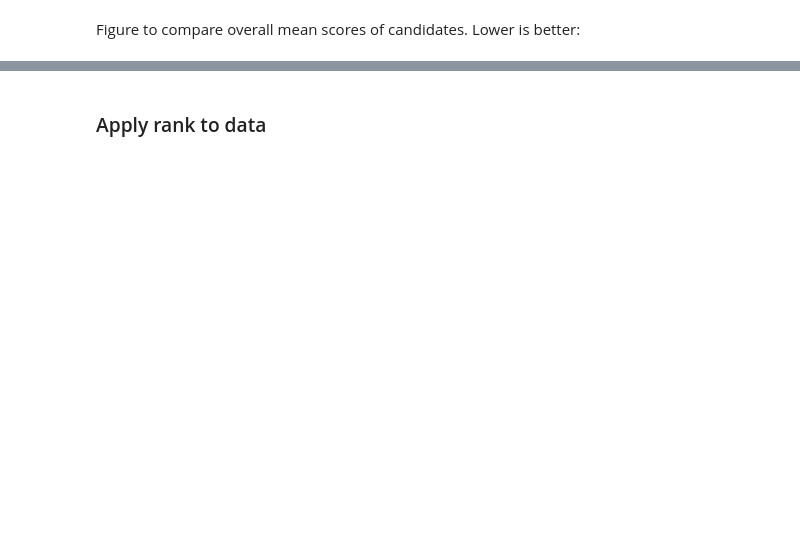
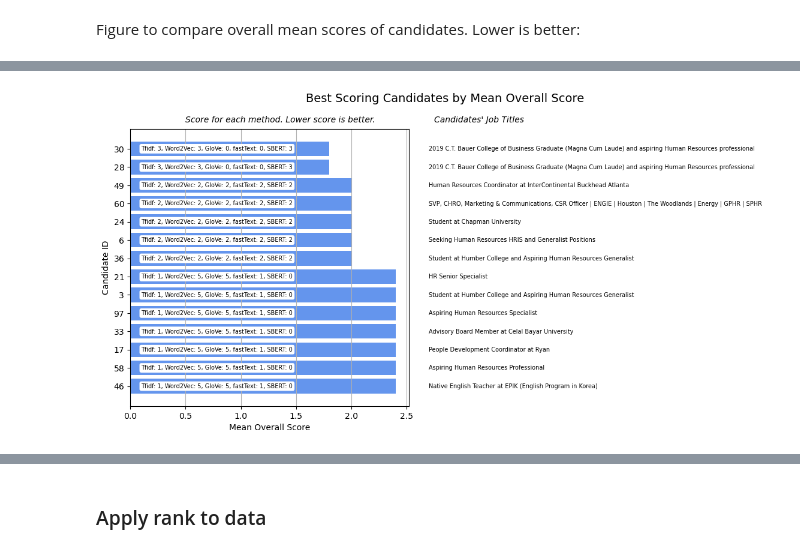
Before and after one commit to sralter/potential_talents, a Jupyter notebook: potential_talents_p1.ipynb, the cells around one changed output, grey strips where cells are left out. Saved outputs shown, nothing was run; the diff lists cells and outputs as text; code cells hidden in the pictures; blank space fills up the shorter version.

Commit message:
rank candidates and modify some manually, prepare data for neural network step

```diff
--- a/potential_talents_p1.ipynb
+++ b/potential_talents_p1.ipynb
@@ -744,5 +834,9 @@ ct_country.head(3)
 # %% [markdown]
 Merge the counts data into the abbreviations data.
+# %%
+ct_country_tur = ct_country[ct_country['country'] == 'TUR']
+ct_country_can = ct_country[ct_country['country'] == 'CAN']
+ct_country_usa = ct_country[ct_country['country'] == 'USA']
 # %%
 # merge datasets
 counts = pd.merge(abbreviations, ct_country, on='state', how='left')
@@ -1821,5 +2179,0 @@ cumulative_scores_df.head()
-# %%
-# add job_title back to scores dataframe
-if 'job_title' not in cumulative_scores_df.columns:
-    cumulative_scores_df['job_title']=df['job_title']
-cumulative_scores_df.sort_values(by='total_mean_score').head()
@@ -1825,0 +2191,6 @@ cumulative_scores_df.sort_values(by='total_mean_score').head()
+# %%
+# Copy only the position columns from merged
+positions_m = merged[['id'] + [col for col in merged.columns if 'position' in col]].copy()
+
+print(positions_m.shape)
+positions_m.head()
@@ -1825,0 +2241,5 @@ cumulative_scores_df.sort_values(by='total_mean_score').head()
+# %%
+# add job_title back to scores dataframe
+if 'job_title' not in cumulative_scores_m_df.columns:
+    cumulative_scores_m_df['job_title']=df['job_title']
+cumulative_scores_m_df.sort_values(by='total_mean_score').head()
@@ -1898,0 +2324,69 @@ check
+# %%
+# Convert the 'id' column to string to ensure categorical labeling
+cumulative_scores_m_df['id'] = cumulative_scores_m_df['id'].astype(str)
+
+# define threshold above which we won't consider/display candidates
+threshold=3
+cumulative_scores_m_df_top = cumulative_scores_m_df[cumulative_scores_m_df['total_mean_score']<threshold]
+
+# Plot the horizontal bar chart
+plt.figure(figsize=(6, 6))
+plt.barh(y=cumulative_scores_m_df_top['id'],
+         width=cumulative_scores_m_df_top['total_mean_score'],
+         color='cornflowerblue')
+
+# Add labels with scores from specified columns on the bars
+for index, row in cumulative_scores_m_df_top.iterrows():
+    # Format the text to display the four specific scores for each bar
+    label = (
+        f"Tfidf: {row['position_cosine_score']:.0f}, "
+        f"Word2Vec: {row['position_word2vec_score']:.0f}, "
+        f"GloVe: {row['position_glove_score']:.0f}, "
+        f"fastText: {row['position_fasttext_score']:.0f}, "
+        f"SBERT: {row['position_sbert_score']:.0f}"
+    )
+    plt.text(
+        # row['total_mean_score'] / 2, # Center the text horizontally on the bar
+        0.1, # distance from y-axis
+        row['id'],
+        label,
+        ha='left',
+        va='center',
+        fontsize=7,
+        color='black', # text color
+        bbox=dict(facecolor='white', edgecolor='none', boxstyle='round,pad=0.3') # White background
+    )
+
+    # add the job_title to each corresponding applicant
+    plt.text(
+        2.7,
+        row['id'],
+        f"{row['job_title']}",
+        ha='left',
+        va='center',
+        fontsize=7,
+        color='black'
+    )
+
+# Add labels and title for clarity
+plt.ylabel('Candidate ID')
+plt.xlabel('Mean Overall Score')
+plt.suptitle('Best Scoring Candidates by Mean Overall Score', fontsize=14, x=1)
+
+# add subtitle
+axes=plt.gca()
+ylim=axes.get_ylim()
+plt.text(x=0.5, y=ylim[1]+0.5, # position just above highest y-limit
+         s='Score for each method. Lower score is better.', fontsize=10, style='italic', ha='left', va='center')
+plt.text(x=2.75, y=ylim[1]+0.35,
+         s="Candidates' Job Titles", fontsize=10, style='italic')
+plt.grid(axis='x')
+# plt.gca().invert_yaxis()
+
+# plt.savefig('figures/3_overallscores.pdf',bbox_inches='tight')
+# plt.savefig('figures/3_overallscores.jpg',bbox_inches='tight')
+# plt.savefig('figures/3_overallscores.png',bbox_inches='tight')
+
+plt.show()
+# %% [output]
+[figure, added]
```
Also changed, not shown: parts of 98 cells of this notebook, 18 other files.
